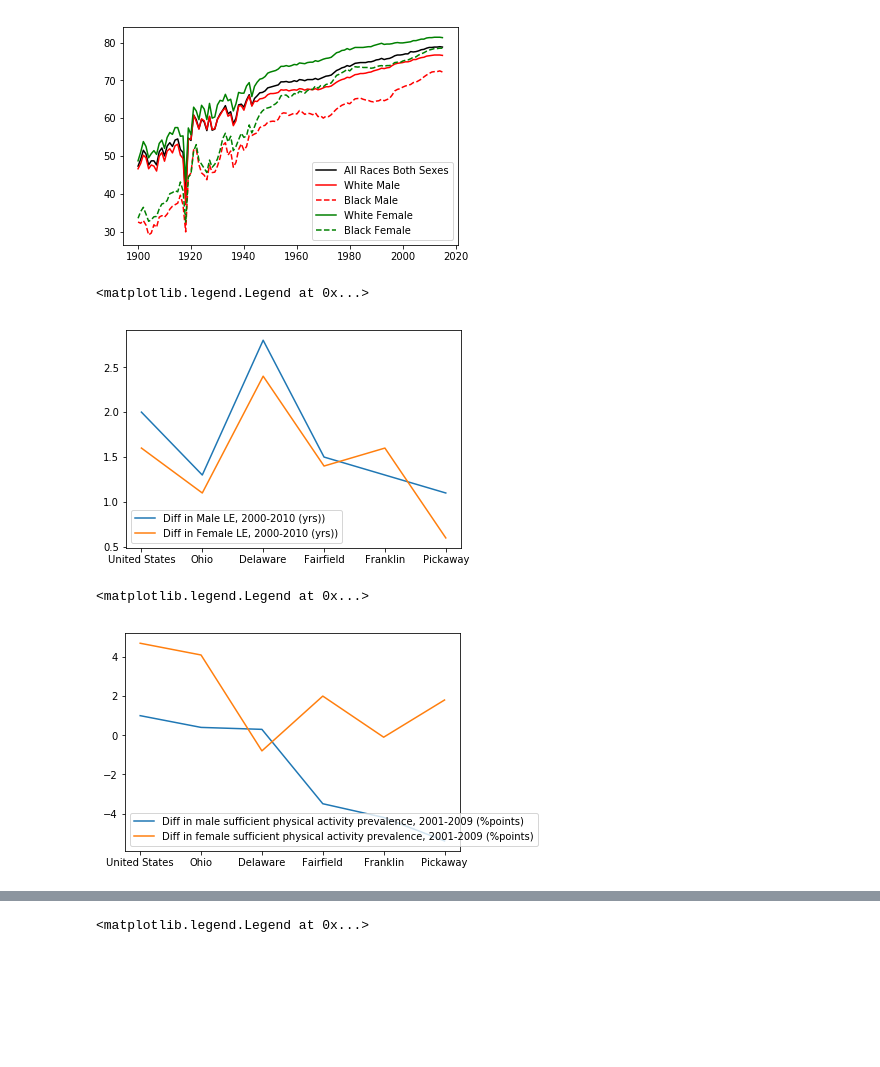
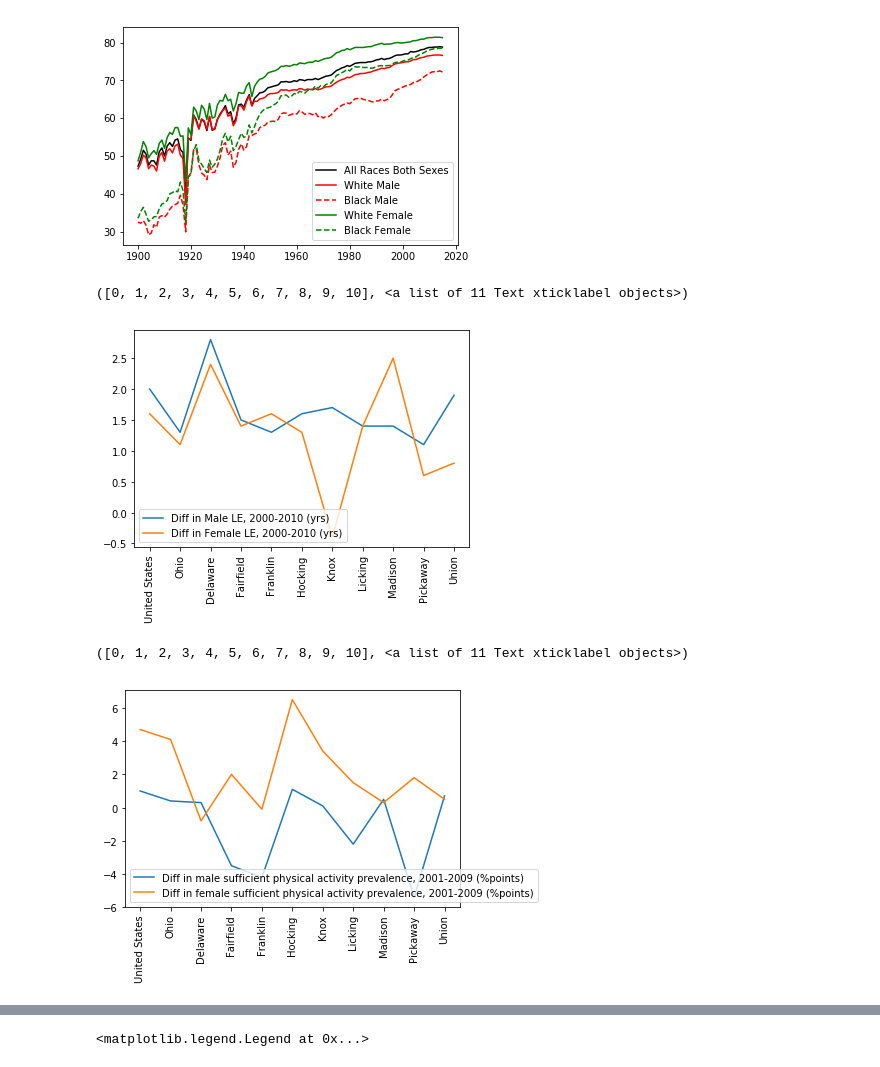
Before and after one commit to elewanto/visual-design-project, a Jupyter notebook: python/le_analysis.ipynb, the cells around one changed output, grey strips where cells are left out. Saved outputs shown, nothing was run; the diff lists cells and outputs as text; code cells hidden in the pictures; blank space fills up the shorter version.

```diff
--- a/python/le_analysis.ipynb
+++ b/python/le_analysis.ipynb
@@ -31,18 +27,25 @@ obesity_Cbus = obesity_OH[(obesity_OH['State/County'] == 'United States') | (obe
+# %%
+places = ['United States', 'Ohio', 'Delaware', 'Fairfield', 'Franklin', 'Hocking', 'Knox', 'Licking', 'Madison', 'Pickaway', 'Union']
+ihme_Cbus = ihme_OH[(ihme_OH['State/County'].isin(places))]
+activity_Cbus = activity_OH[(activity_OH['State/County'].isin(places))]
+obesity_Cbus = obesity_OH[(obesity_OH['State/County'].isin(places))]
 # %%
 #Grouped horizontal bar chart for all counties
 plt.plot(ihme_Cbus['State/County'], ihme_Cbus['Male life expectancy, 2010 (years)'] - ihme_Cbus['Male life expectancy, 2000 (years)'], label="Diff in Male LE, 2000-2010 (yrs)")
 plt.plot(ihme_Cbus['State/County'], ihme_Cbus['Female life expectancy, 2010 (years)'] - ihme_Cbus['Female life expectancy, 2000 (years)'], label="Diff in Female LE, 2000-2010 (yrs)")
 plt.legend(loc='lower left')
+plt.xticks(rotation=90)
 # %% [output]
-<matplotlib.legend.Legend at 0x...>
+([0, 1, 2, 3, 4, 5, 6, 7, 8, 9, 10], <a list of 11 Text xticklabel objects>)
-[figure, old version]
+[figure, new version]
 # %%
 plt.plot(activity_Cbus['State/County'], activity_Cbus['Difference in male sufficient physical activity prevalence, 2001-2009 (percentage points)'], label="Diff in male sufficient physical activity prevalence, 2001-2009 (%points)")
 plt.plot(activity_Cbus['State/County'], activity_Cbus['Difference in female sufficient physical activity prevalence, 2001-2009 (percentage points)'], label="Diff in female sufficient physical activity prevalence, 2001-2009 (%points)")
 plt.legend(bbox_to_anchor=(0,0.001), loc="lower left")
+plt.xticks(rotation=90)
 # %% [output]
-<matplotlib.legend.Legend at 0x...>
+([0, 1, 2, 3, 4, 5, 6, 7, 8, 9, 10], <a list of 11 Text xticklabel objects>)
-[figure, old version]
+[figure, new version]
 # %%
 plt.plot(obesity_Cbus['State/County'], obesity_Cbus['Difference in male obesity prevalence, 2001-2009 (percentage points)'], label="Diff in male obesity prevalence, 2001-2009 (%points)")
 plt.plot(obesity_Cbus['State/County'], obesity_Cbus['Difference in female obesity prevalence, 2001-2009 (percentage points)'], label="Diff in female obesity prevalence, 2001-2009 (%points)")
```
Also changed, not shown: parts of 18 cells of this notebook, 4 other files.
